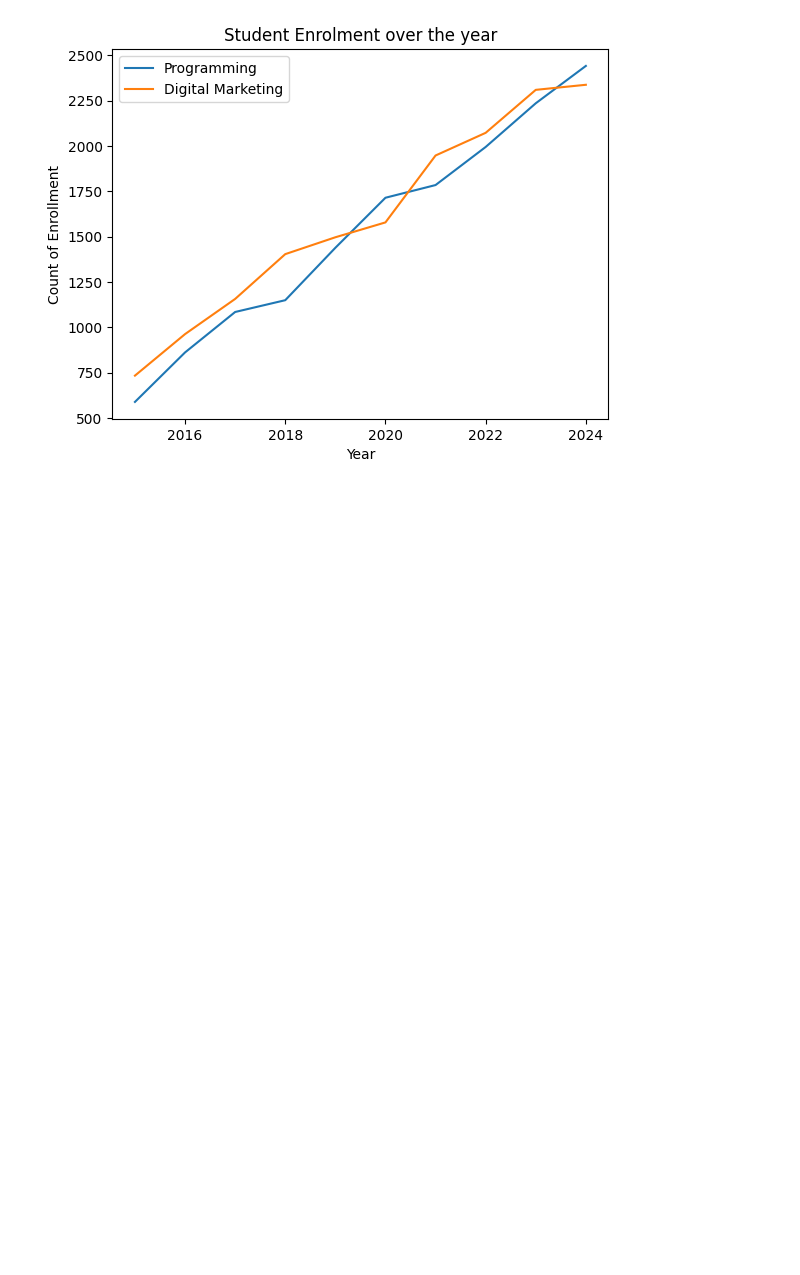
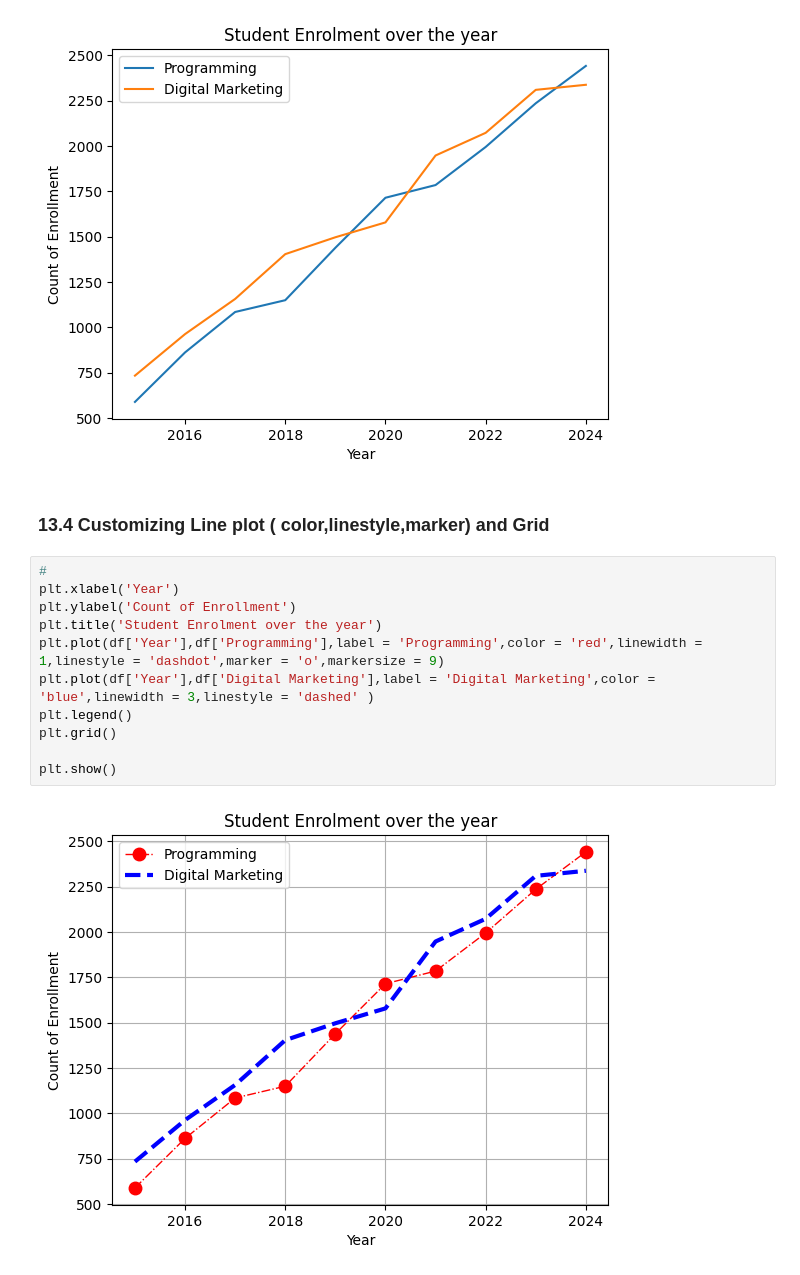
Before and after one commit to roybipro/AI-ML-learning-Phitron, a Jupyter notebook: Semister1/module_13_data_visualization_with_matplotlib/matplot.ipynb, the cells around one changed output. Saved outputs shown, nothing was run; the diff lists cells and outputs as text; blank space fills up the shorter version.

Commit message:
13.4 Customizing Line plot ( color,linestyle,marker) and Grid

```diff
--- a/Semister1/module_13_data_visualization_with_matplotlib/matplot.ipynb
+++ b/Semister1/module_13_data_visualization_with_matplotlib/matplot.ipynb
@@ -61,3 +61,18 @@ plt.legend()
 # %% [output]
 <matplotlib.legend.Legend at 0x...>
 [figure]
+# %% [markdown]
+### 13.4 Customizing Line plot ( color,linestyle,marker) and Grid
+# %%
+#
+plt.xlabel('Year')
+plt.ylabel('Count of Enrollment')
+plt.title('Student Enrolment over the year')
+plt.plot(df['Year'],df['Programming'],label = 'Programming',color = 'red',linewidth = 1,linestyle = 'dashdot',marker = 'o',markersize = 9)
+plt.plot(df['Year'],df['Digital Marketing'],label = 'Digital Marketing',color = 'blue',linewidth = 3,linestyle = 'dashed' )
+plt.legend()
+plt.grid()
+
+plt.show()
+# %% [output]
+[figure, added]
```
